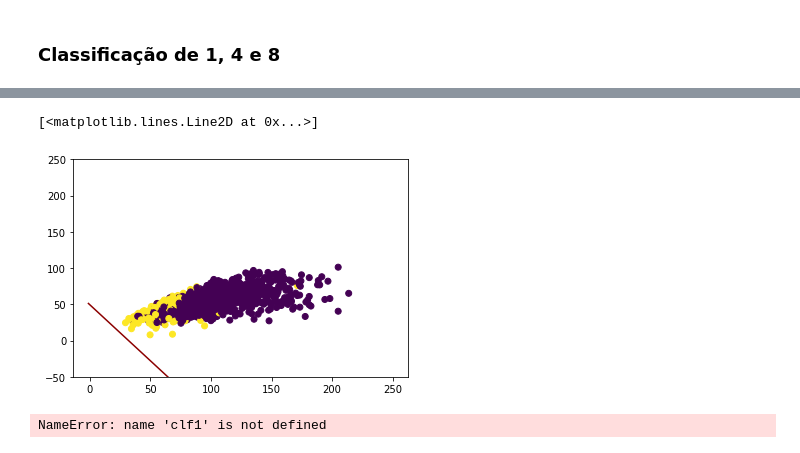
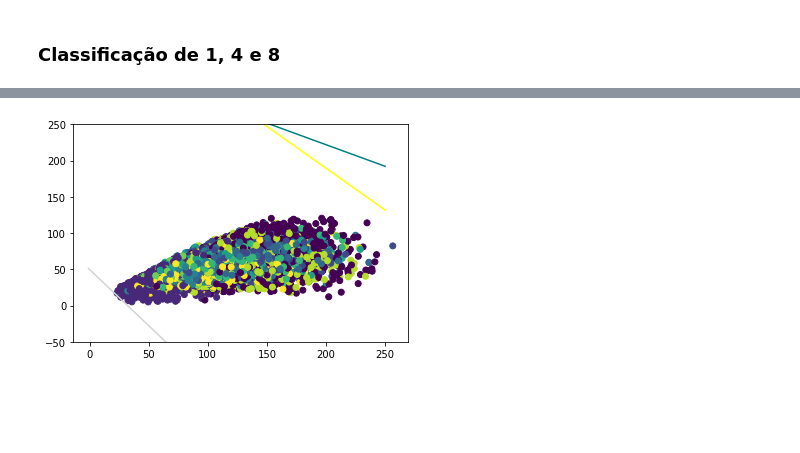
Before and after one commit to italonicacio/ml-project-digit-recognition, a Jupyter notebook: src/digit_classifier.ipynb, the cells around one changed output, grey strips where cells are left out. Cells and saved outputs as stored; diff of their text form; code cells hidden in the pictures; blank space fills up the shorter version.

```diff
--- a/src/digit_classifier.ipynb
+++ b/src/digit_classifier.ipynb
@@ -401,0 +401,3 @@ def one_vs_rest(X_trains, Y_trains, W):
+# %%
+model_type = 1
+W = Training_one_vs_all(X_trains, Y_trains, X_tests, Y_tests, model_type)
@@ -401,0 +466,17 @@ def one_vs_rest(X_trains, Y_trains, W):
+# %%
+import random
+
+values4 = [0, 1, 2, 3, 4, 5, 6, 7, 8 ,9]
+
+
+filtered_test_D = filter_label(test, values4)
+
+N = len(filtered_test_D)
+N_PONTOS_AMOSTRA = 5000
+rn = random.randint(0, (N-1) - N_PONTOS_AMOSTRA)
+
+filtered_train_D = filtered_test_D[rn: (rn+ N_PONTOS_AMOSTRA)]
+
+x_test_D, y_test_D = generate_x_y(filtered_test_D, principal_label=principal, use_principal=False)
+
+predict_y = predict_OvR(x_test_D, y_test_D, W, model_type=model_type)
@@ -402,23 +504,28 @@ def one_vs_rest(X_trains, Y_trains, W):
 # %%
-l = 1
-x_test = X_tests[l]
-y_test = Y_tests[l]
+import matplotlib._color_data as mcd
 
-x_train = X_trains[l]
-y_train = Y_trains[l]
 
-w = W[l]
 
-plt.scatter(x_test[:, 0], x_test[:, 1], c=list(np.sign(y_test).ravel()) )
+plt.scatter(x_test_D[:, 0], x_test_D[:, 1], c=list(y_test_D.ravel()))
 x = np.linspace(-1, 250, 1000)
 
 
 size = 250
 plt.ylim(-50, size)
 
+colors = list(mcd.CSS4_COLORS.items())
 
-plt.plot(x, (-w[0] - w[1]*x) / w[2], color='darkred')
-# plt.plot(x, (-clf.intercept_-clf.coef_[0]*x)/clf.coef_[1], color='darkred')
+for i in range(len(w)):
+    w = W[i]
+    c = random.choice(colors)[1]
+    plt.plot(x, (-w[0] - w[1]*x) / w[2], color=c)
+
+
+# w1 = Lr_W[4]
+# w2 = Lr_W[5]
+
+
+# plt.plot(x, (-w1[0] - w1[1]*x) / w1[2], color='darkred')
+# plt.plot(x, (-w2[0] - w2[1]*x) / w2[2], color='blue')
 # %% [output]
-[<matplotlib.lines.Line2D at 0x...>]
-[figure, old version]
+[figure, new version]
@@ -442,11 +531,0 @@ clf2.fit(x_train, y_train, max_iter=1000)
-# %%
-clf2.score(x_test, y_test)
-
-
-w1 = clf1.get_w()
-print(w1)
-
-w2 = clf2.get_w()
-print(w2)
-# %% [output]
-NameError: name 'clf1' is not defined
```
Also changed, not shown: parts of 22 cells of this notebook, 2 other files.
